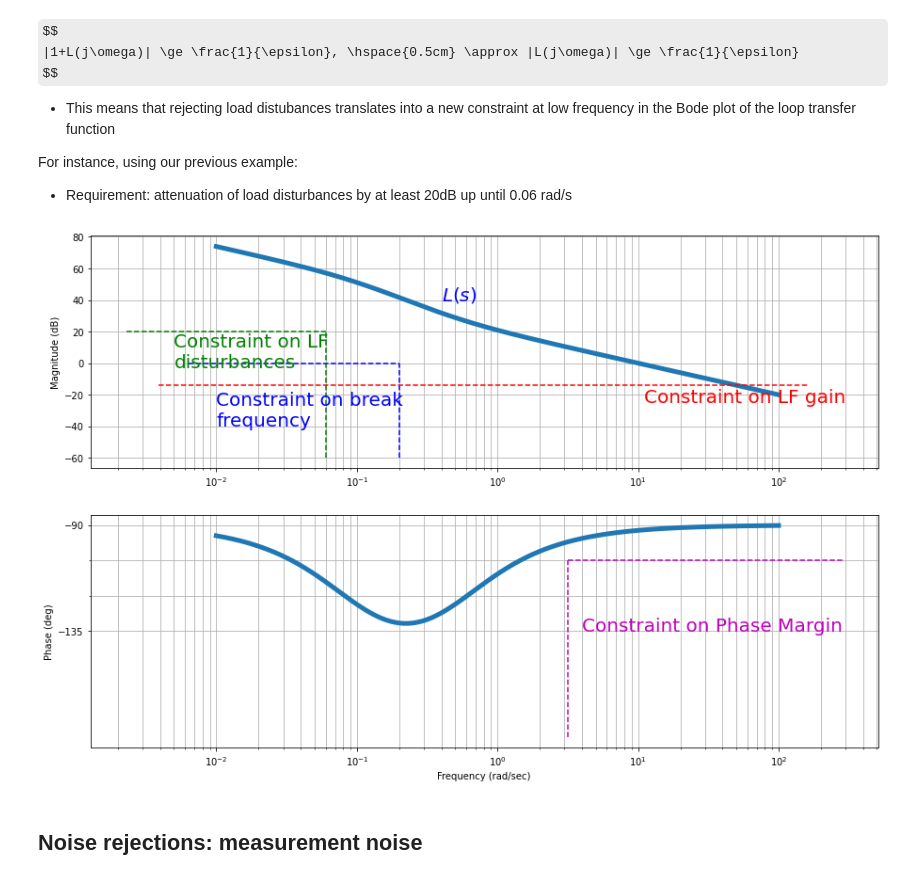
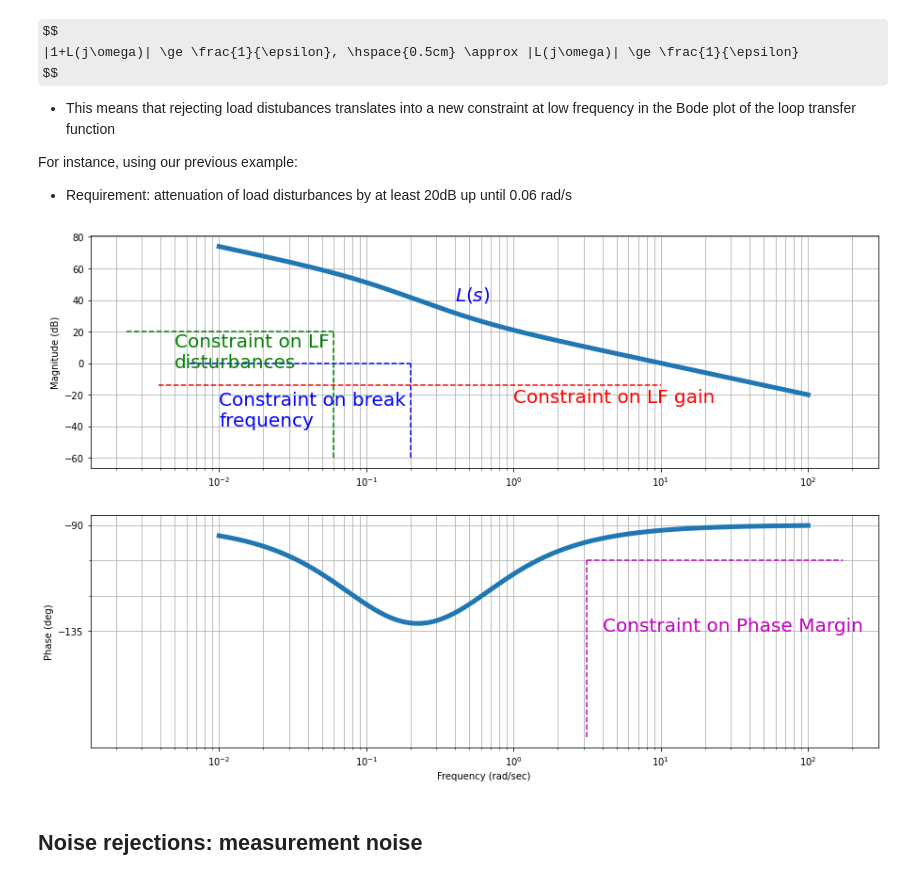
Before and after one commit to andreamunafo/classical_control_theory, a Jupyter notebook: 13_Loop-shaping.ipynb, the cells around one changed output. Cells and saved outputs as stored; diff of their text form; code cells hidden in the pictures; some formulas as TeX source.

```diff
--- a/13_Loop-shaping.ipynb
+++ b/13_Loop-shaping.ipynb
@@ -971,36 +973,36 @@ For instance, using our previous example:
 fig, axs = plt.subplots(2, 1, figsize=(15,10))
 
 # Loop Transfer Function L=GR
 mag_ol, phase_ol, omega_ol = control.bode_plot(R*G, dB=True, omega_limits=(0.01, 100), linewidth=5);
 
 
 ### Add more information on the plot
 # bandwidth
 ax1,ax2 = plt.gcf().axes     # get subplot axes
 
 plt.sca(ax1)                 # magnitude plot
 plt.text(0.4, 40, '$L(s)$', color='blue', fontsize=20)
 
 # Break frequency: w>=0.2 rad/s
 plt.plot([plt.xlim()[0], 0.2], [0, 0],'b--');
 plt.plot([0.2, 0.2], [-60, 0],'b--');
 plt.text(0.01, -40, 'Constraint on break \nfrequency', color='blue', fontsize=20);
 
-plt.plot(plt.xlim(),[-14, -14],'r--');
-plt.text(11, -25, 'Constraint on LF gain', color='red', fontsize=20);
+plt.plot([plt.xlim()[0], 10],[-14, -14],'r--');
+plt.text(1, -25, 'Constraint on LF gain', color='red', fontsize=20);
 
 plt.plot([plt.xlim()[0], 0.06], [20, 20],'g--');
 plt.plot([0.06, 0.06], [-60, 20],'g--');
 plt.text(0.005, -3, 'Constraint on LF\ndisturbances', color='green', fontsize=20);
 
 
 
 plt.sca(ax2)                 # phase plot
 plt.plot([3.16, 3.16], [-180, -180+75], 'm--')
 plt.plot([3.16, plt.xlim()[1]], [-180+75, -180+75], 'm--')
 plt.text(4, -135, 'Constraint on Phase Margin', color='m', fontsize=20);
 # %% [output]
-[figure, old version]
+[figure, new version]
 # %% [markdown]
 ## Noise rejections: measurement noise
 # %% [markdown]
```
Also changed, not shown: parts of 6 cells of this notebook.
